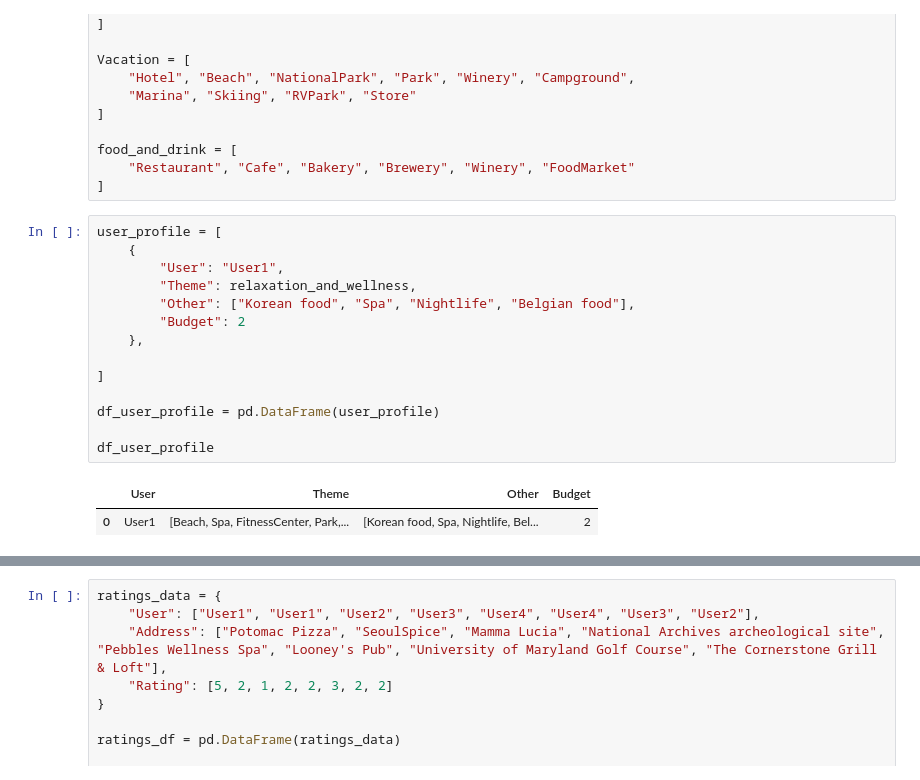
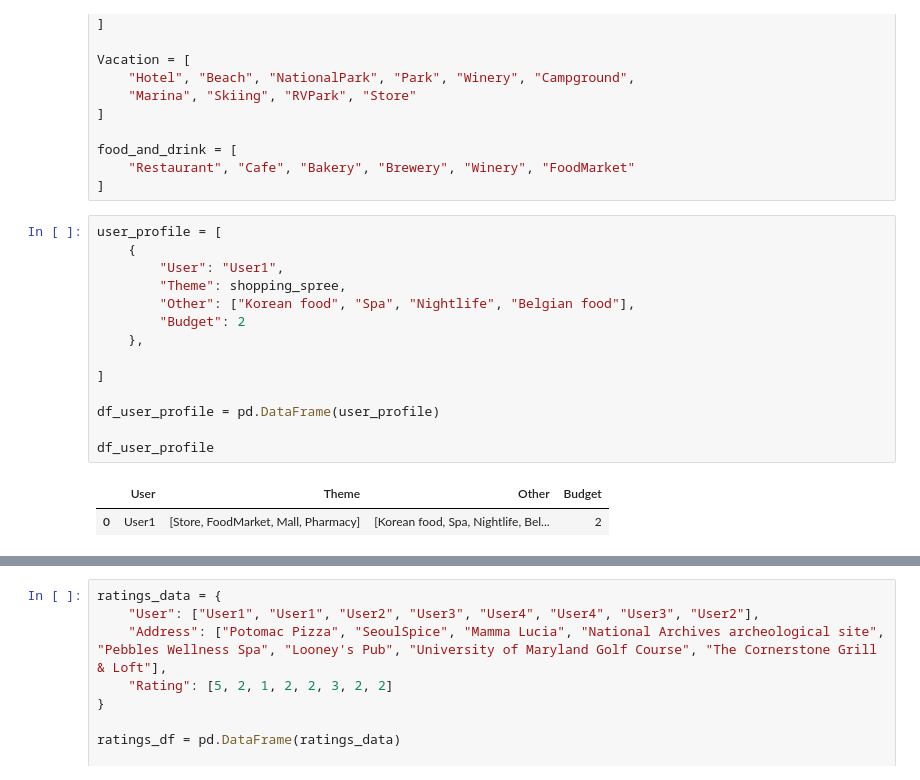
Before and after one commit to headStarter-Travel-app/ProxiLinkBackend, a Jupyter notebook: modelMain.ipynb, the cells around one changed output, grey strips where cells are left out. Drawn from its saved outputs; the diff is of its cells as text.

```diff
--- a/modelMain.ipynb
+++ b/modelMain.ipynb
@@ -834,20 +927,20 @@ food_and_drink = [
 # %%
 user_profile = [
     {
         "User": "User1",
-        "Theme": relaxation_and_wellness,
+        "Theme": shopping_spree,
         "Other": ["Korean food", "Spa", "Nightlife", "Belgian food"],
         "Budget": 2
     },
 
 ]
 
 df_user_profile = pd.DataFrame(user_profile)
 
 df_user_profile
 # %% [output]
 |  | User | Theme | Other | Budget |
-| 0 | User1 | [Beach, Spa, FitnessCenter, Park,... | [Korean food, Spa, Nightlife, Bel... | 2 |
+| 0 | User1 | [Store, FoodMarket, Mall, Pharmacy] | [Korean food, Spa, Nightlife, Bel... | 2 |
 # %%
 places_df['combined_category'] = places_df.apply(lambda row: [row['category'], row['category2']], axis=1)
 df_user_profile['combined_preferences'] = df_user_profile.apply(lambda row: row['Theme'] + row['Other'], axis=1)
```
Also changed, not shown: parts of 11 cells of this notebook, 9 other files.
